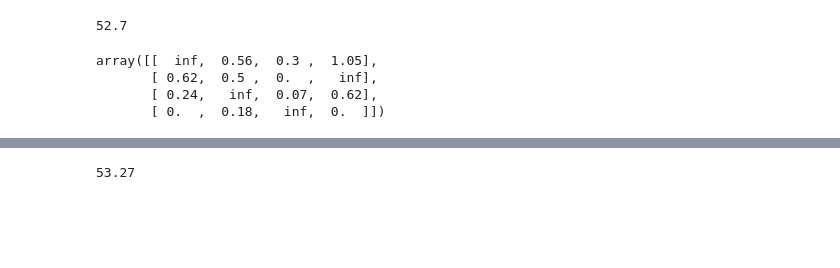
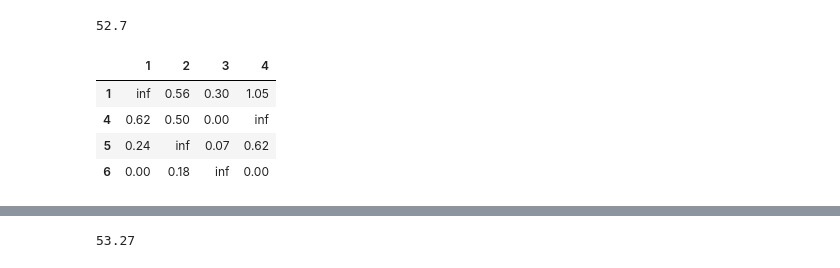
Before and after one commit to RerumNovarum/vsu-games, a Jupyter notebook: travelingsalesmanhelpers.ipynb, the cells around one changed output, grey strips where cells are left out. Saved outputs shown, nothing was run; the diff lists cells and outputs as text; code cells hidden in the pictures; blank space fills up the shorter version.

```diff
--- a/travelingsalesmanhelpers.ipynb
+++ b/travelingsalesmanhelpers.ipynb
@@ -185,14 +211,15 @@ array([[ -inf,  -inf,  -inf,  -inf,  0.3 ],
 # %% [output]
 52.7
 # %%
-C4 = C3[[0,2,3,4,], :][:, :-1]
-C4[2, 1] = np.infty
+C4 = C3.loc[[1,4,5,6,], [1,2,3,4]]
+C4.loc[5, 2] = np.infty
 C4
 # %% [output]
-array([[  inf,  0.56,  0.3 ,  1.05],
-       [ 0.62,  0.5 ,  0.  ,   inf],
-       [ 0.24,   inf,  0.07,  0.62],
-       [ 0.  ,  0.18,   inf,  0.  ]])
+|  | 1 | 2 | 3 | 4 |
+| 1 | inf | 0.56 | 0.30 | 1.05 |
+| 4 | 0.62 | 0.50 | 0.00 | inf |
+| 5 | 0.24 | inf | 0.07 | 0.62 |
+| 6 | 0.00 | 0.18 | inf | 0.00 |
 # %%
 C4, C4mr = row_transform(C4)
 print(C4mr)
```
Also changed, not shown: parts of 31 cells of this notebook.
